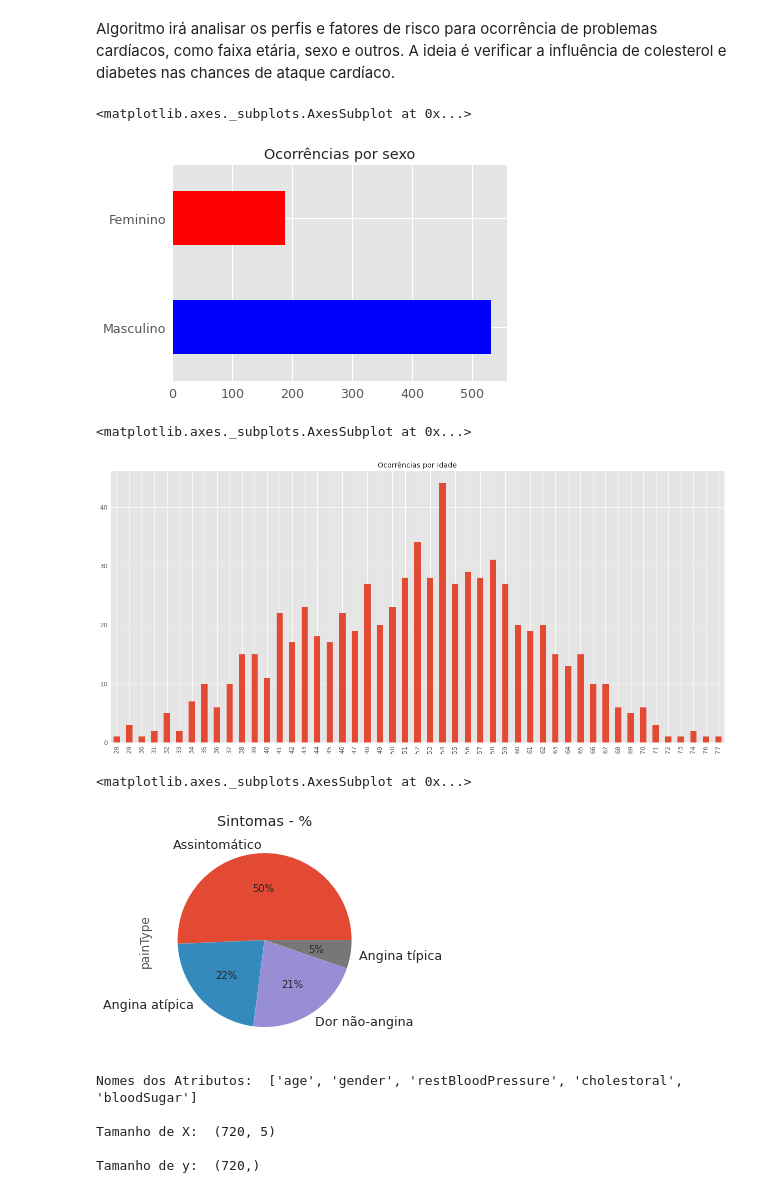
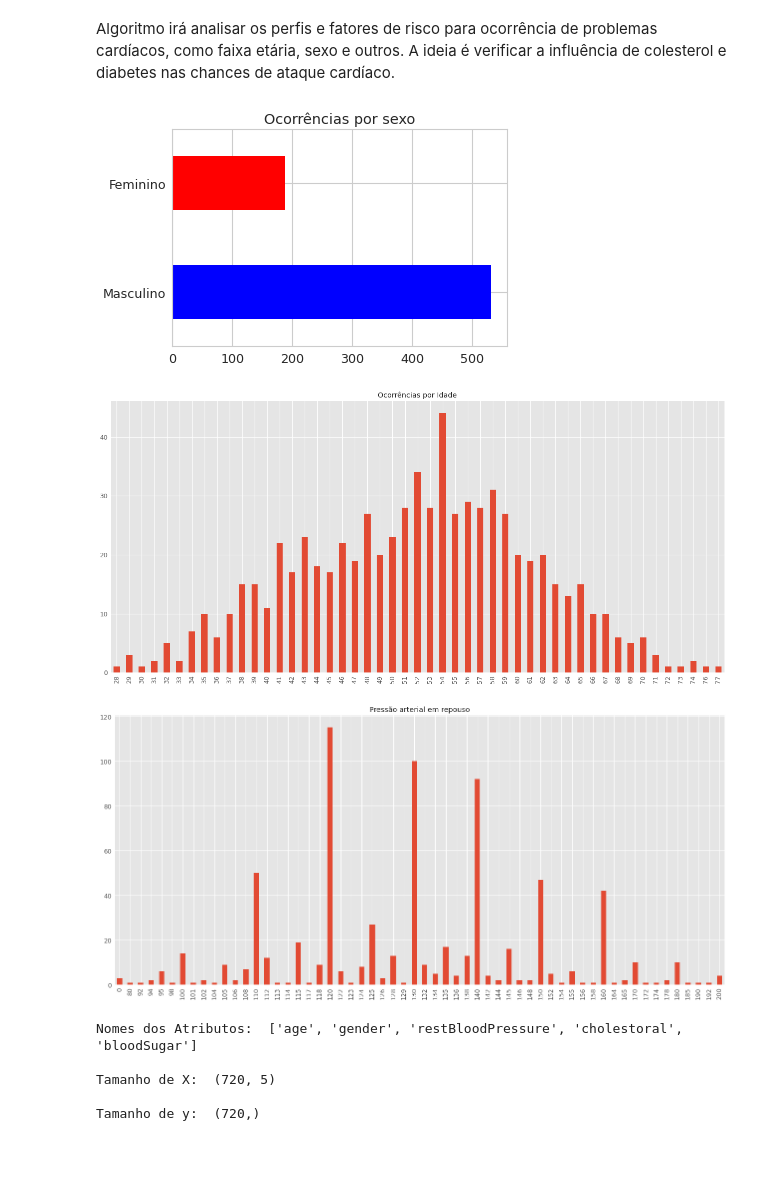
Before and after one commit to rogerdiniz/Python_and_data_science, a Jupyter notebook: trabalho_python.ipynb, the cells around one changed output. Cells and saved outputs as stored; diff of their text form; code cells hidden in the pictures; blank space fills up the shorter version.

```diff
--- a/trabalho_python.ipynb
+++ b/trabalho_python.ipynb
@@ -25,40 +29,37 @@ dataSet = pd.concat([clevelanData, hungaryData, swissData])
 dataSet.drop(dataSet.columns[9:13], axis=1, inplace=True)
 
 # Formatando os dados
+dataSet.replace('?', 0, inplace=True)
 dataSet['sex'].replace(['1.0', '1', 1],'Masculino', inplace=True)
 dataSet['sex'].replace(['0.0', '0', 0],'Feminino', inplace=True)
 dataSet['gender'] = dataSet['sex'].map({'Masculino': 1, 'Feminino': 0})
 
-dataSet['painType'].replace(['1', '1.0',1],'Angina típica', inplace=True)
-dataSet['painType'].replace(['2', '2.0',2],'Angina atípica', inplace=True)
-dataSet['painType'].replace(['3', '3.0',3],'Dor não-angina', inplace=True)
-dataSet['painType'].replace(['4', '4.0',4],'Assintomático', inplace=True)
-
-dataSet.replace('?', 0, inplace=True)
+dataSet['restBloodPressure'].replace('.0','', inplace=True)
+dataSet['restBloodPressure'] = dataSet['restBloodPressure'].astype(int)
 # %%
 # iniciando as estatísticas básicas
 
 # Número de ocorrências por sexo
 ocorrenciasPorSexo = dataSet['sex'].value_counts()
 ocorrenciasPorSexo.plot.barh(title="Ocorrências por sexo", color=['blue', 'red'])
+plt.show()
 # %% [output]
-<matplotlib.axes._subplots.AxesSubplot at 0x...>
-[figure, old version]
+[figure, new version]
 # %%
 # Ocorrências por faixa de idade
 plt.style.use("ggplot")
 ocorrenciasIdade = dataSet['age'].value_counts().sort_index()
 ocorrenciasIdade.plot.bar(title="Ocorrências por Idade", figsize=(22,10))
+plt.show()
 # %% [output]
-<matplotlib.axes._subplots.AxesSubplot at 0x...>
 [figure]
 # %%
 # Sintomas - dores no peito
-sintomas = dataSet['painType'].value_counts()
-sintomas.plot.pie(autopct='%1.i%%', labels=sintomas.keys(), title='Sintomas - %')
+sintomas = dataSet['restBloodPressure'].value_counts().sort_index()
+sintomas.plot.bar(title='Pressão arterial em repouso', figsize=(22,10))
+plt.show()
 # %% [output]
-<matplotlib.axes._subplots.AxesSubplot at 0x...>
-[figure, old version]
+[figure, new version]
 # %%
 feature_names = ['age', 'gender', 'restBloodPressure', 'cholestoral', 'bloodSugar']
 X = dataSet[feature_names]
```
Also changed, not shown: parts of 2 cells of this notebook.
